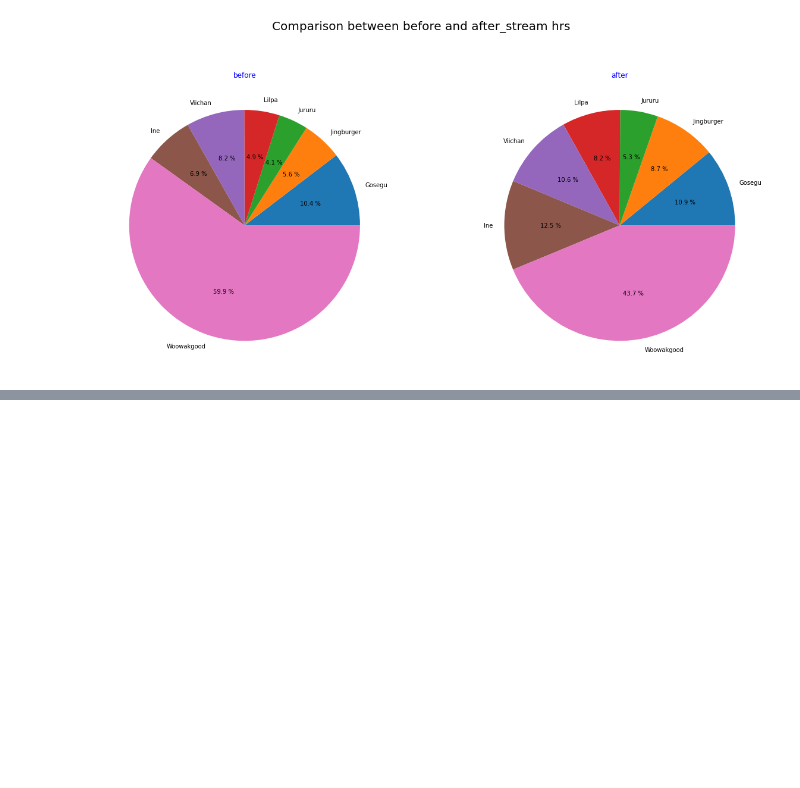
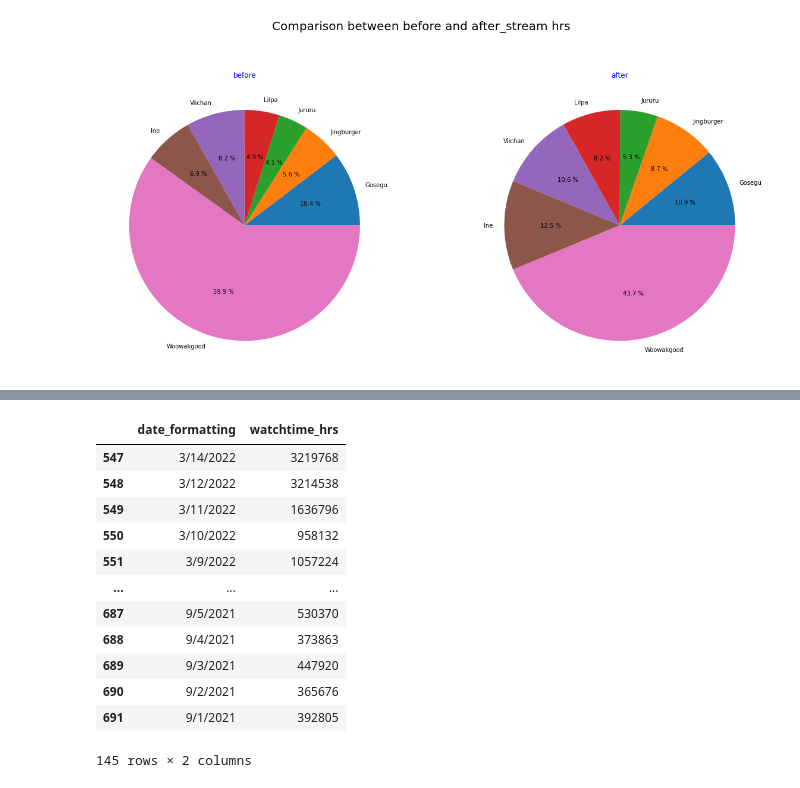
Before and after one commit to kyseshim/twitch_stream_analysis, a Jupyter notebook: tw_data.ipynb, the cells around one changed output, grey strips where cells are left out. Saved outputs shown, nothing was run; the diff lists cells and outputs as text; code cells hidden in the pictures; blank space fills up the shorter version.

```diff
--- a/tw_data.ipynb
+++ b/tw_data.ipynb
@@ -262,0 +332,18 @@ Text(0.5, 1.0, 'after')
+# %%
+df_g = df[df['user'] == 'gosegu']
+df_g_test2 = df_g[['date_formatting', 'watchtime_hrs']]
+df_g_test2
+# %% [output]
+|  | date_formatting | watchtime_hrs |
+| 547 | 3/14/2022 | 3219768 |
+| 548 | 3/12/2022 | 3214538 |
+| 549 | 3/11/2022 | 1636796 |
+| 550 | 3/10/2022 | 958132 |
+| 551 | 3/9/2022 | 1057224 |
+| ... | ... | ... |
+| 687 | 9/5/2021 | 530370 |
+| 688 | 9/4/2021 | 373863 |
+| 689 | 9/3/2021 | 447920 |
+| 690 | 9/2/2021 | 365676 |
+| 691 | 9/1/2021 | 392805 |
+145 rows × 2 columns
```
Also changed, not shown: parts of 9 cells of this notebook, 1 other file.
